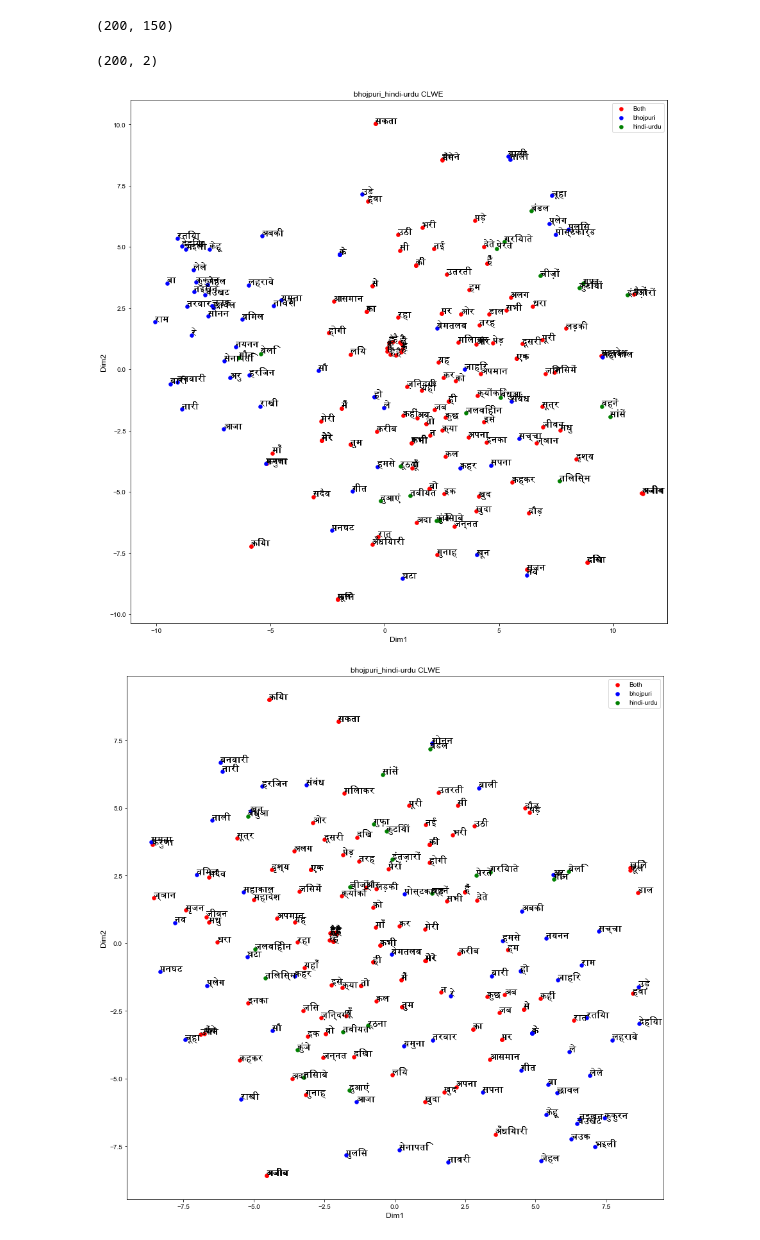
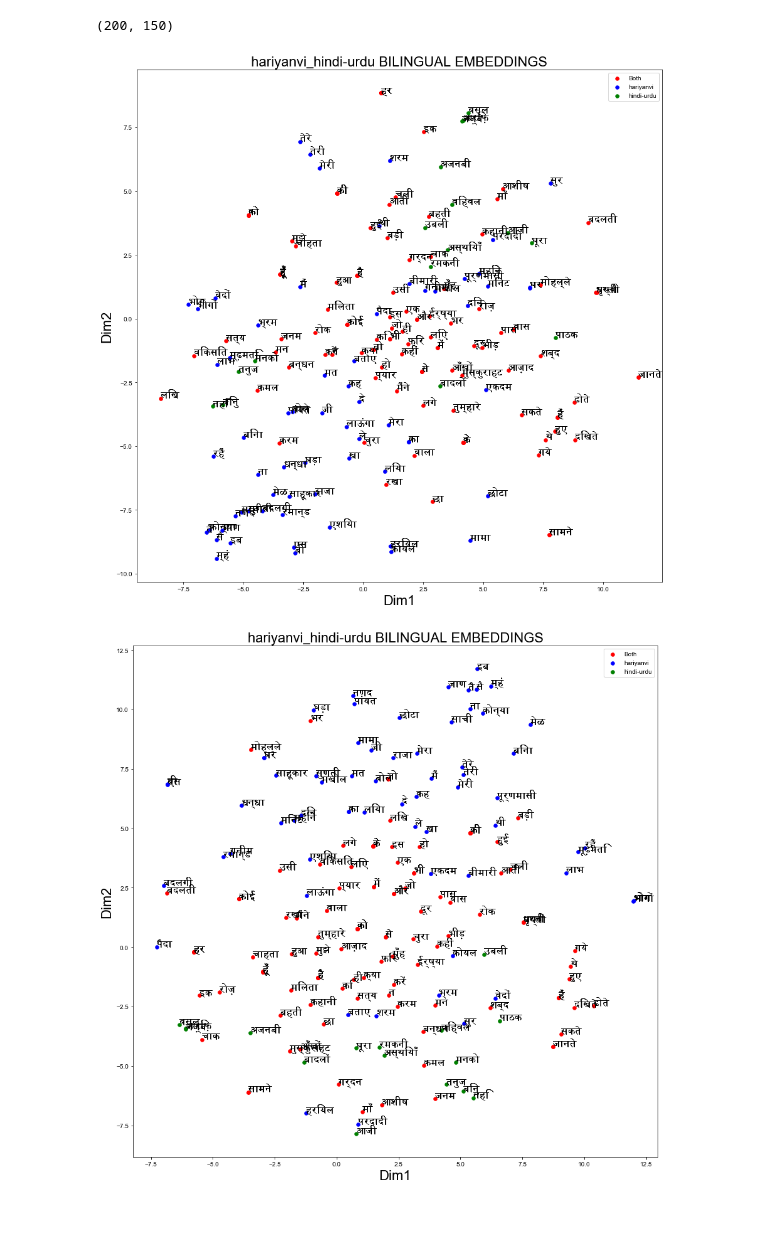
Before and after one commit to niyatibafna/north-indian-dialect-modelling, a Jupyter notebook: mli_sem_od/probing/embeddings_visualization.ipynb, the cells around one changed output. Drawn from its saved outputs; the diff is of its cells as text; code cells hidden in the pictures.

Commit message:
Redoing visualizations of embeddings

```diff
--- a/mli_sem_od/probing/embeddings_visualization.ipynb
+++ b/mli_sem_od/probing/embeddings_visualization.ipynb
@@ -31,13 +31,13 @@ VIS_PATH = "visualizations/joint/{}_{}.png".format(lang, anchor)
 
 # PATH to tokenized data
 PATH = "../../data/upsampled/"
-lang = "bhojpuri"
+lang = "hariyanvi"
 anchor = "hindi-urdu"
 LANG_PATH = PATH + lang + ".txt"
 ANCH_PATH = PATH + anchor + ".txt"
 
 MODEL_PATH = "../models/upsampled/{}_{}.bin".format(lang, anchor)
-VIS_PATH = "visualizations/upsampled/{}_{}.png".format(lang, anchor)
+VIS_PATH = "visualizations/upsampled/{}_{}_up2.png".format(lang, anchor)
 # %%
 # Get lexicons of lang and anchor
 
@@ -120,44 +120,43 @@ pca_out = pca.fit_transform(plot_embs)
 # %%
 tsne_out = TSNE(n_components=2, init='random').fit_transform(pca_out)
 # %%
-tsne_out.shape
+size = 22
-# %% [output]
-(200, 2)
 # %%
 # Plotting TSNE
+
 
 fig, ax = plt.subplots(figsize=(15,15))
 for key in cdict:
     ix = np.where(colours==key)
     ax.scatter(tsne_out[ix][:,0], tsne_out[ix][:,1],linewidths=0.5,c=cdict[key], label=ldict[key])
     for i, word in enumerate(plot_words):
-        ax.annotate(word, xy=(tsne_out[i,0], tsne_out[i,1]), size=15)
+        ax.annotate(word, xy=(tsne_out[i,0], tsne_out[i,1]), size=17)
 
-plt.xlabel("Dim1",size=12)
-plt.ylabel("Dim2",size=12)
-plt.title("{}_{} CLWE".format(lang, anchor),size=12)
+plt.xlabel("Dim1",size=size)
+plt.ylabel("Dim2",size=size)
+plt.title("{}_{} BILINGUAL EMBEDDINGS".format(lang, anchor),size=size)
 
 ax.legend()
 
 plt.savefig(VIS_PATH, dpi=fig.dpi)
 # %% [output]
-[figure, old version]
+[figure, new version]
 # %%
 # Plotting TSNE
 
 fig, ax = plt.subplots(figsize=(15,15))
 for key in cdict:
     ix = np.where(colours==key)
     ax.scatter(tsne_out[ix][:,0], tsne_out[ix][:,1],linewidths=0.5,c=cdict[key], label=ldict[key])
     for i, word in enumerate(plot_words):
-        ax.annotate(word, xy=(tsne_out[i,0], tsne_out[i,1]), size=15)
+        ax.annotate(word, xy=(tsne_out[i,0], tsne_out[i,1]), size=17)
 
-plt.xlabel("Dim1",size=12)
-plt.ylabel("Dim2",size=12)
-plt.title("{}_{} CLWE".format(lang, anchor),size=12)
+plt.xlabel("Dim1",size=22)
+plt.ylabel("Dim2",size=22)
+plt.title("{}_{} BILINGUAL EMBEDDINGS".format(lang, anchor),size=22)
 
 ax.legend()
 
 plt.savefig(VIS_PATH, dpi=fig.dpi)
 # %% [output]
-[figure, old version]
+[figure, new version]
```
Also changed, not shown: parts of 2 cells of this notebook, 6 other files.
